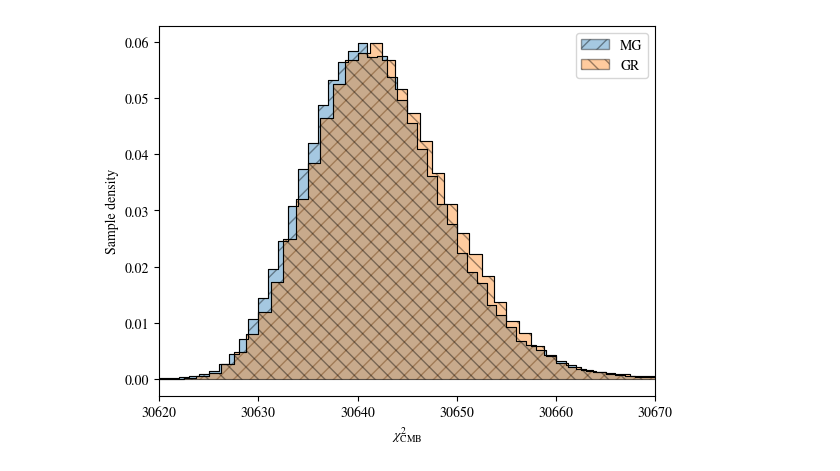
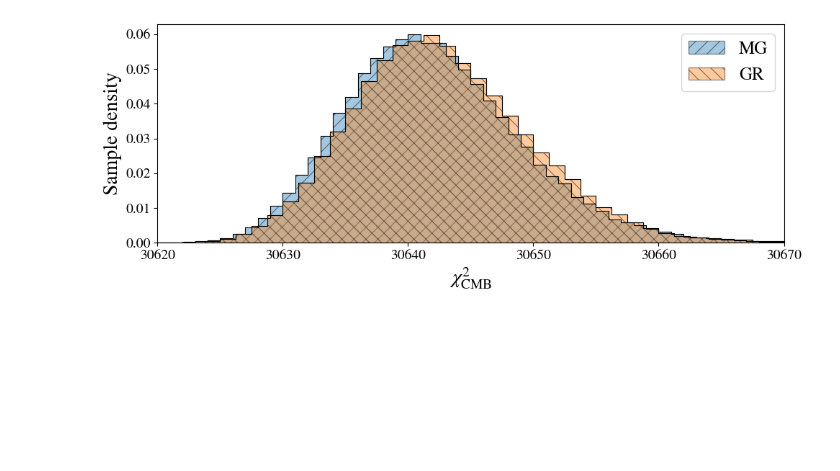
Before and after one commit to joaoreboucas1/cs2-project, a Jupyter notebook: data_analysis/chi2_cmb_comparison.ipynb, the cells around one changed output. Cells and saved outputs as stored; diff of their text form; code cells hidden in the pictures; blank space fills up the shorter version.

Commit message:
Updating plots

```diff
--- a/data_analysis/chi2_cmb_comparison.ipynb
+++ b/data_analysis/chi2_cmb_comparison.ipynb
@@ -11,27 +11,33 @@ chain_mg = utils.load_chain(56)
 chi2_cmb_gr = chain_gr['chi2__planck_2020_hillipop.TTTEEE'] + chain_gr['chi2__planck_2018_lowl.TT'] + chain_gr['chi2__planck_2020_lollipop.lowlEB']
 chi2_cmb_mg = chain_mg['chi2__planck_2020_hillipop.TTTEEE'] + chain_mg['chi2__planck_2018_lowl.TT'] + chain_mg['chi2__planck_2020_lollipop.lowlEB']
 # %%
+# Set up a wider figure and larger font sizes for readability
+fig, ax = plt.subplots(figsize=(10,4))
 counts_mg, bins_mg = np.histogram(chi2_cmb_mg, bins=50, range=[30620, 30670], density=True)
-
 # Create step-wise coordinates for a single filled polygon
 x_mg = np.repeat(bins_mg, 2)[1:-1]
 y_mg = np.repeat(counts_mg, 2)
-plt.fill_between(x_mg, y_mg, facecolor='C0', alpha=0.4, hatch='//', edgecolor='black', linewidth=0.8)
-plt.plot(x_mg, y_mg, color='black', linewidth=0.8)
-
+ax.fill_between(x_mg, y_mg, facecolor='C0', alpha=0.4, hatch='//', edgecolor='black', linewidth=0.8)
+ax.plot(x_mg, y_mg, color='black', linewidth=0.8)
 counts_gr, bins_gr = np.histogram(chi2_cmb_gr, bins=40, range=[30620, 30670], density=True)
 x_gr = np.repeat(bins_gr, 2)[1:-1]
 y_gr = np.repeat(counts_gr, 2)
-plt.fill_between(x_gr, y_gr, facecolor='C1', alpha=0.4, hatch='\\\\', edgecolor='black', linewidth=0.8)
-plt.plot(x_gr, y_gr, color='black', linewidth=0.8)
-
+ax.fill_between(x_gr, y_gr, facecolor='C1', alpha=0.4, hatch='\\\\', edgecolor='black', linewidth=0.8)
+ax.plot(x_gr, y_gr, color='black', linewidth=0.8)
 # Create legend handles that reflect the filled patches (facecolor + hatch)
 handle_mg = Patch(facecolor='C0', edgecolor='black', hatch='//', alpha=0.4, label='MG')
 handle_gr = Patch(facecolor='C1', edgecolor='black', hatch='\\\\', alpha=0.4, label='GR')
-plt.xlabel("$\\chi^2_\\mathrm{CMB}$")
-plt.ylabel("Sample density")
-plt.xlim([30620, 30670])
-plt.legend(handles=[handle_mg, handle_gr])
-plt.savefig("plots/chi2_dist_comparison.pdf", bbox_inches="tight")
+# Increase font sizes for labels, ticks and legend
+label_fontsize = 20
+tick_fontsize = 14
+legend_fontsize = 18
+ax.set_xlabel("$\\chi^2_\\mathrm{CMB}$", fontsize=label_fontsize)
+ax.set_ylabel("Sample density", fontsize=label_fontsize)
+ax.tick_params(axis='both', which='major', labelsize=tick_fontsize)
+ax.set_xlim([30620, 30670])
+ax.set_ylim(bottom=0)
+ax.legend(handles=[handle_mg, handle_gr], fontsize=legend_fontsize)
+fig.tight_layout()
+fig.savefig("plots/chi2_dist_comparison.pdf", bbox_inches="tight")
 # %% [output]
-[figure, old version]
+[figure, new version]
```
Also changed, not shown: 20 other files.
